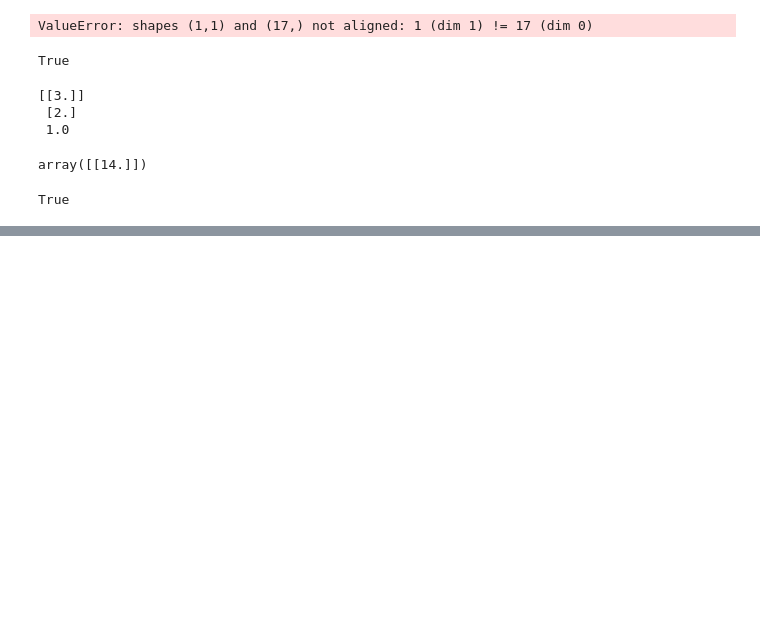
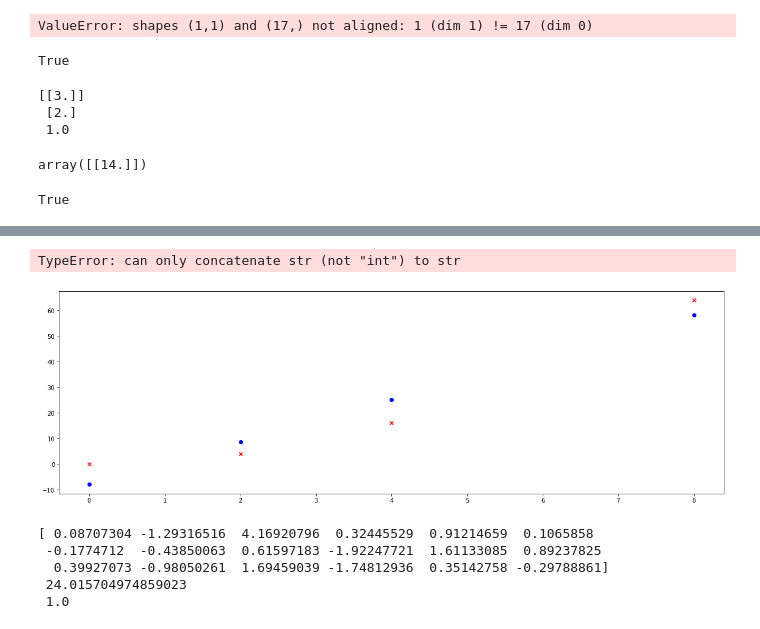
Before and after one commit to MishkaKnizhka98/Project, a Jupyter notebook: Untitled.ipynb, the cells around one changed output, grey strips where cells are left out. Saved outputs shown, nothing was run; the diff lists cells and outputs as text; code cells hidden in the pictures; blank space fills up the shorter version.

```diff
--- a/Untitled.ipynb
+++ b/Untitled.ipynb
@@ -255,0 +345,3 @@ True
+# %%
+x = [0, 2, 4, 8]
+y = [0, 4, 16, 64]
@@ -255,0 +358,14 @@ True
+# %%
+plot(x,y,w,b)
+# %% [output]
+TypeError: can only concatenate str (not "int") to str
+[figure, added]
+# %%
+w, b, r_sq = compute_model(x_dummy, y)
+print(w, "\n", b, "\n", r_sq)
+# %% [output]
+[ 0.08707304 -1.29316516  4.16920796  0.32445529  0.91214659  0.1065858
+ -0.1774712  -0.43850063  0.61597183 -1.92247721  1.61133085  0.89237825
+  0.39927073 -0.98050261  1.69459039 -1.74812936  0.35142758 -0.29788861]
+ 24.015704974859023
+ 1.0
```
Also changed, not shown: parts of 24 cells of this notebook, 3 other files.
